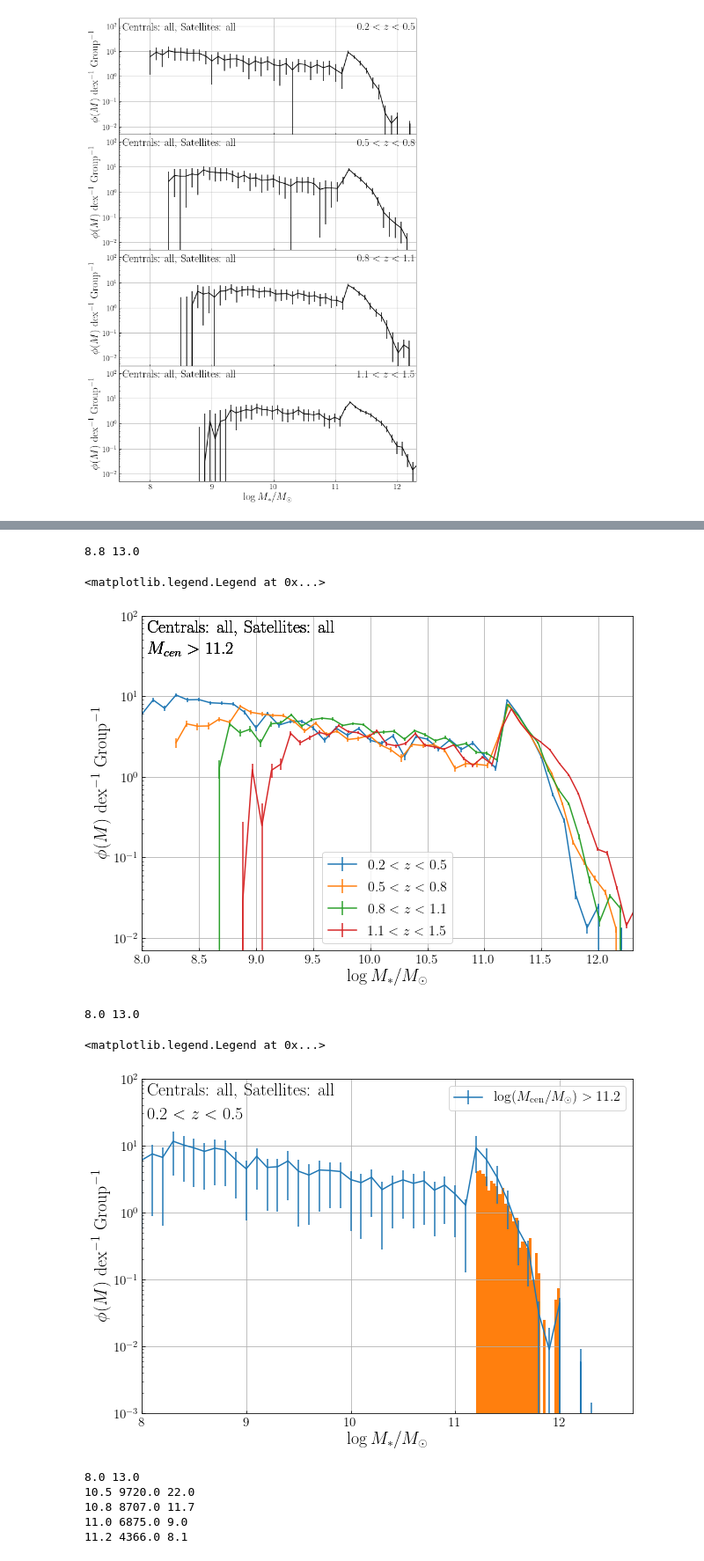
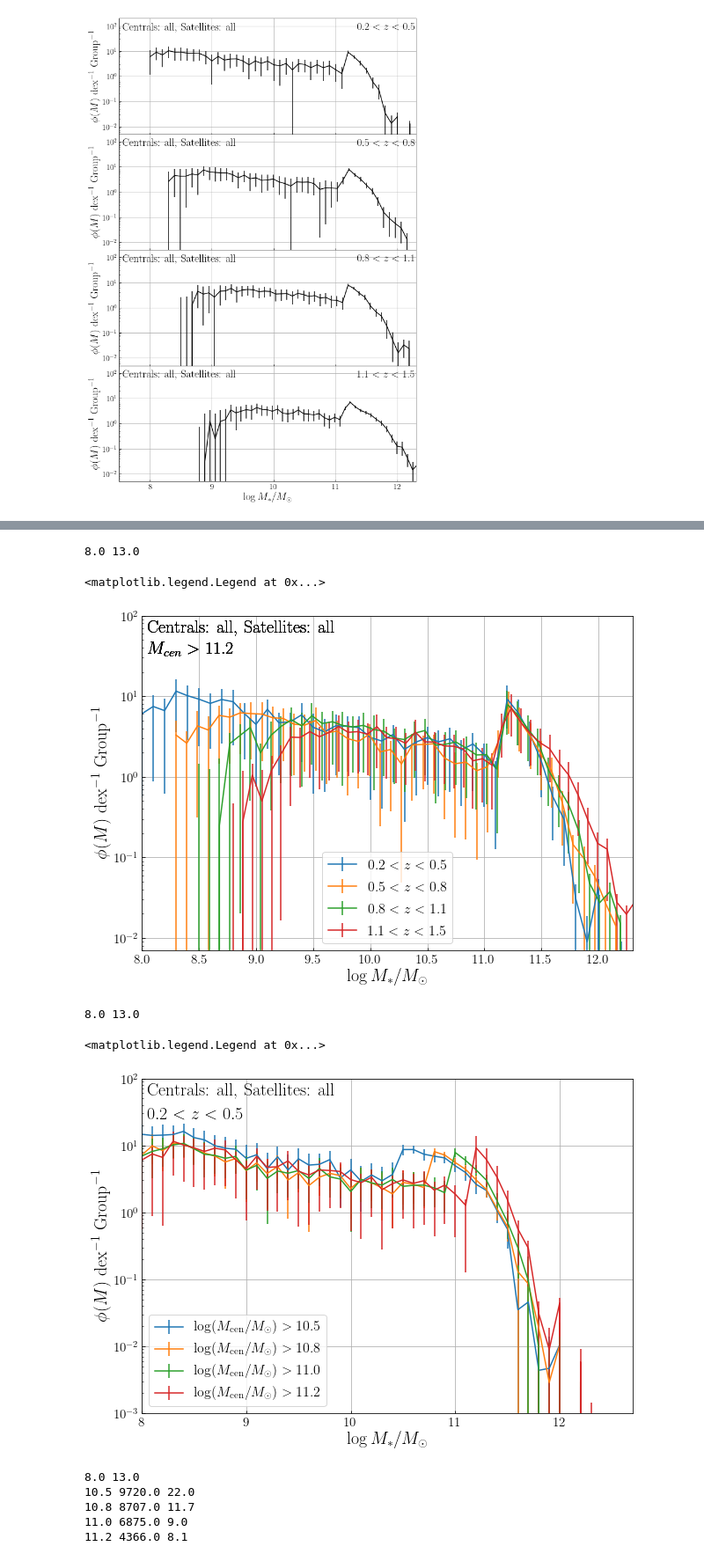
Before and after one commit to LejayChen/massive_gals, a Jupyter notebook: new_radial_distribution_2023.ipynb, the cells around one changed output, grey strips where cells are left out. Shown at 88% size. Saved outputs shown, nothing was run; the diff lists cells and outputs as text; code cells hidden in the pictures.

```diff
--- a/new_radial_distribution_2023.ipynb
+++ b/new_radial_distribution_2023.ipynb
@@ -489,16 +489,22 @@ fig, ax = plt.subplots(1, 1, sharex=True,sharey='row', figsize=(8, 5))
 masscut_host = 11.2
 z_idx = 0
 
-mass_list_total = np.array([])
-for field in field_name_infile:
-    cen_cat = Table.read('smf_pcat/test_smf_noisobkg_cenmass_11.2/'+field_name_infile[field_num]+'_deep_cen_'+str(masscut_host)+'_'+str(z_mins[z_idx])+'.fits')
-    mass_list = cen_cat['MASS_MED']
-    mass_list_total = np.append(mass_list_total,mass_list)
+z_mins = [0.2,0.5,0.8,1.1]
+z_maxs = [0.5,0.8,1.1,1.5]
 
-plt.hist(mass_list_total,bins=30)
-plt.annotate('$'+str(round(z_mins[z_idx],1))+'<z<'+str(round(z_maxs[z_idx],1))+'$',xy=([0.73,0.9]),xycoords='axes fraction',fontsize=20,color='k')
+for z_idx,z in enumerate(z_mins):
+    mass_list_total = np.array([])
+    for field in field_name_infile:
+        cen_cat = Table.read('smf_pcat/test_smf_noisobkg_cenmass_11.2/'+field_name_infile[field_num]+'_deep_cen_'+str(masscut_host)+'_'+str(z_mins[z_idx])+'.fits')
+        mass_list = cen_cat['MASS_MED']
+        mass_list_total = np.append(mass_list_total,mass_list)
+
+    plt.hist(mass_list_total,bins=30,histtype='step',label='$'+str(round(z_mins[z_idx],1))+'<z<'+str(round(z_maxs[z_idx],1))+'$')
+
+
 plt.xlabel('$\log M_*/M_\odot$',fontsize=20)
 plt.ylabel('Number of Central Galaxies',fontsize=20)
 plt.yscale('log')
+plt.legend(fontsize=18)
 plt.show()
 # %% [output]
@@ -847,7 +918,7 @@ for i,z in enumerate(z_mins):
 
     n_centrals, smf_avg, smf_inf, smf_sup = combine_deep_smf('smf_pcat/test_smf_cenmass_'+str(masscut_host)+'/', ssfq, count_type, str(z), masscut_low=str(masscut_low),masscut_host=str(masscut_host),bin_number=num_bins)
 
-    axs.errorbar(m_bin_left_edges, smf_avg/bin_size,yerr=[smf_avg-smf_inf,smf_sup-smf_avg]/bin_size/10,label='$'+str(z_mins[i])+'<z<'+str(z_maxs[i])+'$')
+    axs.errorbar(m_bin_left_edges, smf_avg/bin_size,yerr=[smf_avg-smf_inf,smf_sup-smf_avg]/bin_size,label='$'+str(z_mins[i])+'<z<'+str(z_maxs[i])+'$')
     axs.set_ylabel(r'$\phi(M)~\mathrm{dex}^{-1} ~\mathrm{Group}^{-1}$',fontsize=20)
     axs.set_yscale('log')
     axs.set_xlim([8,12.3])
@@ -861,9 +932,9 @@ fig.subplots_adjust(wspace=0, hspace=0)
 axs.set_xlabel('$\log M_*/M_\odot$',fontsize=20)
 axs.legend(fontsize=16)
 # %% [output]
-8.8 13.0
+8.0 13.0
 <matplotlib.legend.Legend at 0x...>
-[figure, old version]
+[figure, new version]
 # %%
 # plot SMF on different central mass cut
 
@@ -882,38 +953,38 @@ ssfq='all'
 count_type = 'sat'
 print(masscut_low, masscut_high)
 
 fit_params = []
 fit_params_err = []
-for i,masscut_host in enumerate([11.2]):
+for i,masscut_host in enumerate([10.5,10.8,11.0,11.2]):
     z = z_mins[z_idx]
 
     masscut_low = masscut_lows[z_idx]
     bins = np.linspace(masscut_low, masscut_high, num=num_bins+1)
     m_bin_left_edges = bins[:-1]
     bin_size = m_bin_left_edges[1] - m_bin_left_edges[0]
 
     n_centrals, smf_avg, smf_inf, smf_sup = combine_deep_smf('smf_pcat/test_smf_cenmass_'+str(masscut_host)+'/', ssfq, count_type, str(z), masscut_low=str(masscut_low),masscut_host=str(masscut_host),bin_number=num_bins)
     mass_cen = combine_cen_mass(masscut_host, z_mins[z_idx])
     smf_cen = np.histogram(mass_cen,bins,density=True)[0]
-    axs.errorbar(m_bin_left_edges, smf_avg/bin_size ,yerr=[smf_avg-smf_inf,smf_sup-smf_avg]/bin_size, label='$\log(M_\mathrm{cen}/M_\odot)>'+str(masscut_host)+'$')
-    # axs.errorbar(m_bin_left_edges, smf_cen/bin_size ,yerr=[smf_avg-smf_inf,smf_sup-smf_avg]/bin_size, label='$\log(M_\mathrm{cen}/M_\odot)>'+str(masscut_host)+'$')
-    axs.hist(mass_cen,bins=30,density=True)
+    axs.errorbar(m_bin_left_edges, (smf_avg)/bin_size ,yerr=[smf_avg-smf_inf,smf_sup-smf_avg]/bin_size, label='$\log(M_\mathrm{cen}/M_\odot)>'+str(masscut_host)+'$')
+    # axs.errorbar(m_bin_left_edges, smf_cen ,yerr=[smf_avg-smf_inf,smf_sup-smf_avg]/bin_size, label='$\log(M_\mathrm{cen}/M_\odot)>'+str(masscut_host)+'$')
+    # axs.hist(mass_cen,bins,density=True)
 
     axs.set_yscale('log')
     axs.set_xlim([8,12.7])
     axs.set_ylim([1e-3,100])
     axs.grid(True)
 
 fig.subplots_adjust(wspace=0, hspace=0)
 axs.set_xlabel('$\log M_*/M_\odot$',fontsize=20)
 axs.set_ylabel(r'$\phi(M)~\mathrm{dex}^{-1} ~\mathrm{Group}^{-1}$',fontsize=20)
 axs.annotate('$'+str(z_mins[z_idx])+'<z<'+str(z_maxs[z_idx])+'$',xy=([0.01,0.88]),xycoords='axes fraction',fontsize=20,color='k')
 axs.annotate('Centrals: '+csfq+', Satellites: '+ssfq,xy=([0.01,0.95]),xycoords='axes fraction',fontsize=20,color='k')
 axs.legend(fontsize=16)
 # %% [output]
 8.0 13.0
 <matplotlib.legend.Legend at 0x...>
-[figure, old version]
+[figure, new version]
 # %%
 # n_sat vs. M_cen cut
 
```
Also changed, not shown: parts of 6 cells of this notebook, 4 other files.
